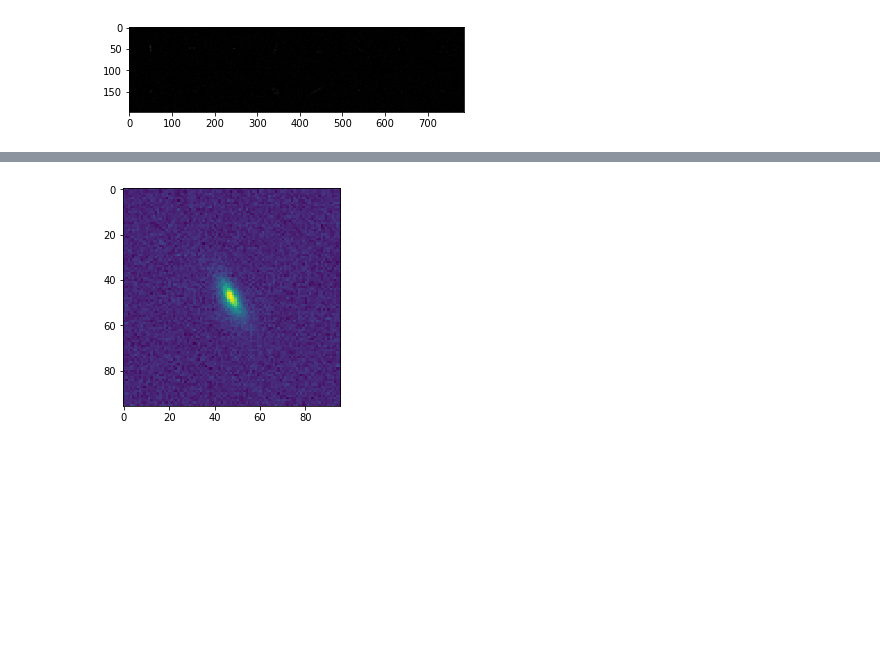
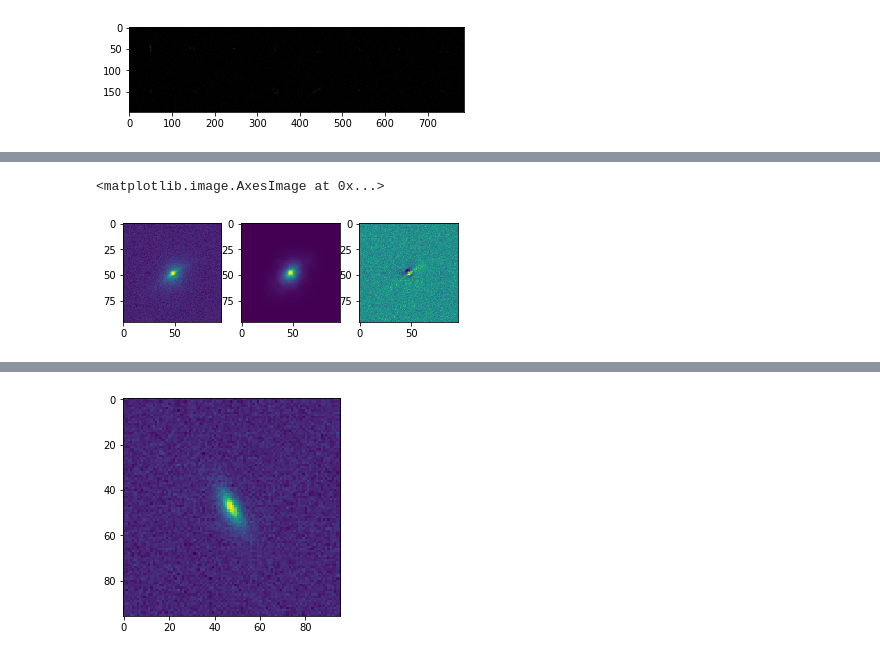
Before and after one commit to JunYinDM/GalaxyGenerativeModel, a Jupyter notebook: checkRes.ipynb, the cells around one changed output, grey strips where cells are left out. Cells and saved outputs as stored; diff of their text form; code cells hidden in the pictures; blank space fills up the shorter version.

```diff
--- a/checkRes.ipynb
+++ b/checkRes.ipynb
@@ -117,0 +150,10 @@ showres('s1_x_hat_590.pt')
+# %%
+plt.subplot(1, 3, 1)
+a1=showres('s1_x_330.pt')
+plt.subplot(1, 3, 2)
+a2=showres('s1_x_hat_330.pt')
+plt.subplot(1, 3, 3)
+plt.imshow(a1-a2)
+# %% [output]
+<matplotlib.image.AxesImage at 0x...>
+[figure, added]
```
Also changed, not shown: parts of 11 cells of this notebook.
